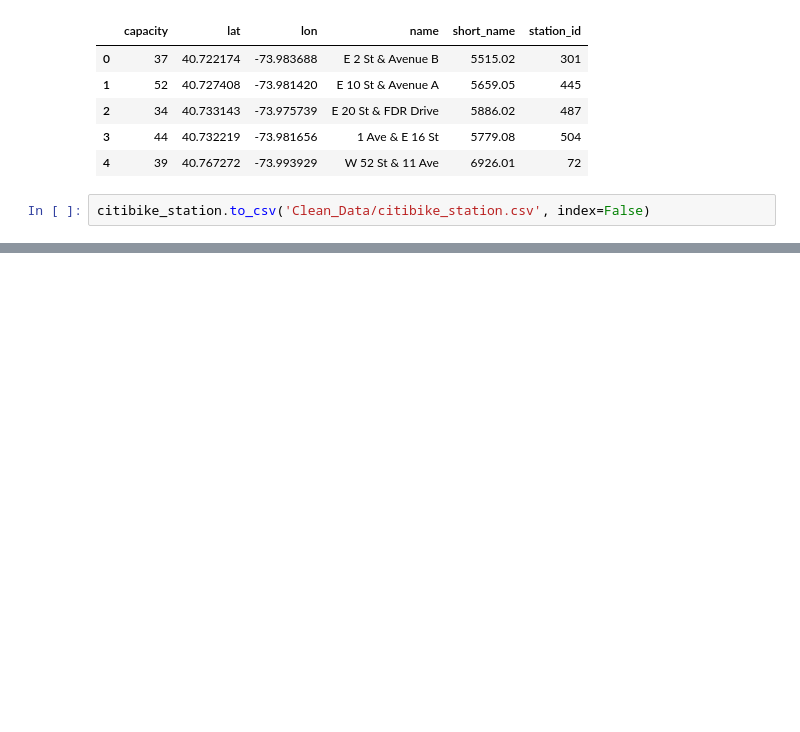
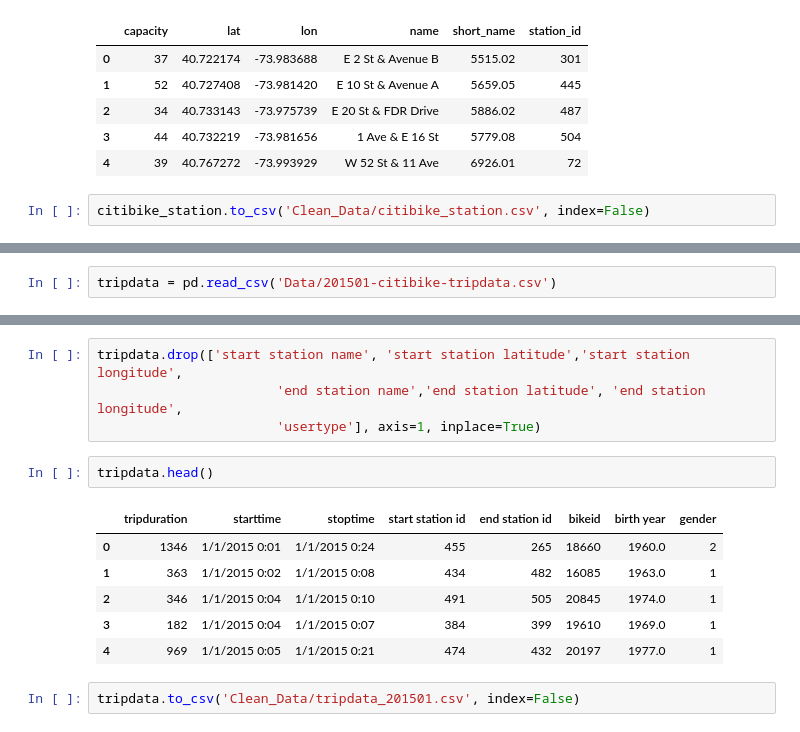
Before and after one commit to Sherryairui/CitiBike_Usage_Prediction_Model, a Jupyter notebook: Data_view_and_cleaning.ipynb, the cells around one changed output, grey strips where cells are left out. Saved outputs shown, nothing was run; the diff lists cells and outputs as text; blank space fills up the shorter version.

Commit message:
data cleaning python

```diff
--- a/Data_view_and_cleaning.ipynb
+++ b/Data_view_and_cleaning.ipynb
@@ -205,0 +203,2 @@ citibike_station.to_csv('Clean_Data/citibike_station.csv', index=False)
+# %%
+tripdata = pd.read_csv('Data/201501-citibike-tripdata.csv')
@@ -205,0 +223,15 @@ citibike_station.to_csv('Clean_Data/citibike_station.csv', index=False)
+# %%
+tripdata.drop(['start station name', 'start station latitude','start station longitude',
+                       'end station name','end station latitude', 'end station longitude',
+                       'usertype'], axis=1, inplace=True)
+# %%
+tripdata.head()
+# %% [output]
+|  | tripduration | starttime | stoptime | start station id | end station id | bikeid | birth year | gender |
+| 0 | 1346 | 1/1/2015 0:01 | 1/1/2015 0:24 | 455 | 265 | 18660 | 1960.0 | 2 |
+| 1 | 363 | 1/1/2015 0:02 | 1/1/2015 0:08 | 434 | 482 | 16085 | 1963.0 | 1 |
+| 2 | 346 | 1/1/2015 0:04 | 1/1/2015 0:10 | 491 | 505 | 20845 | 1974.0 | 1 |
+| 3 | 182 | 1/1/2015 0:04 | 1/1/2015 0:07 | 384 | 399 | 19610 | 1969.0 | 1 |
+| 4 | 969 | 1/1/2015 0:05 | 1/1/2015 0:21 | 474 | 432 | 20197 | 1977.0 | 1 |
+# %%
+tripdata.to_csv('Clean_Data/tripdata_201501.csv', index=False)
```
Also changed, not shown: parts of 35 cells of this notebook.
